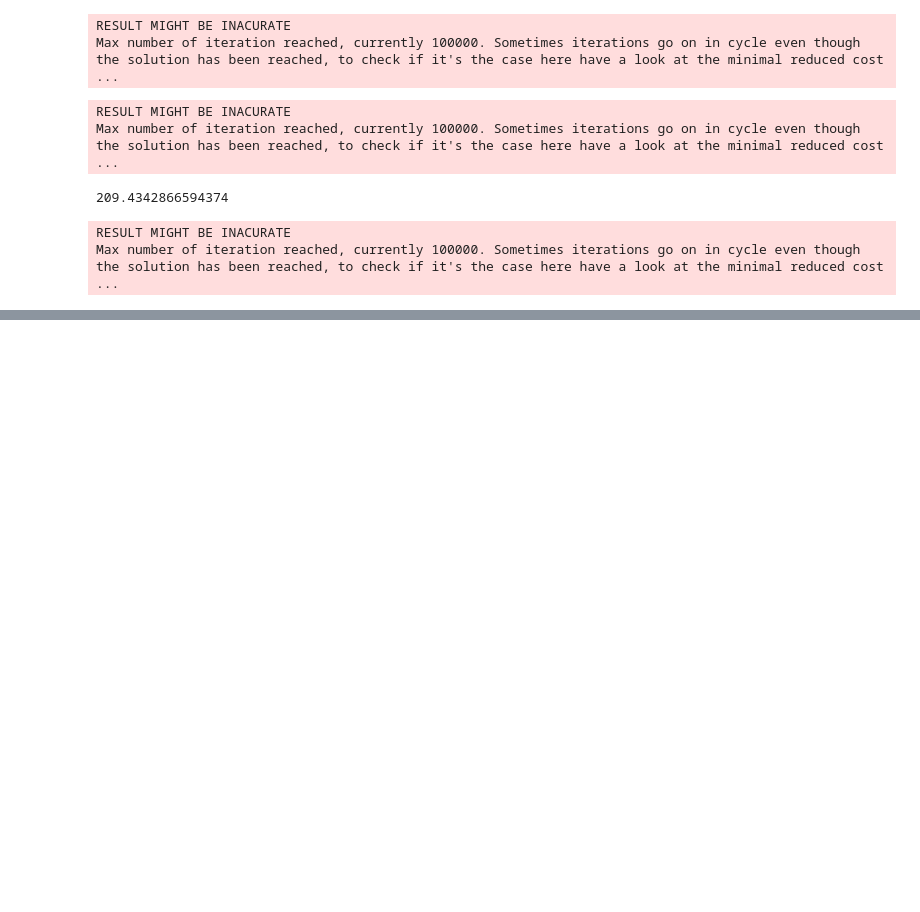
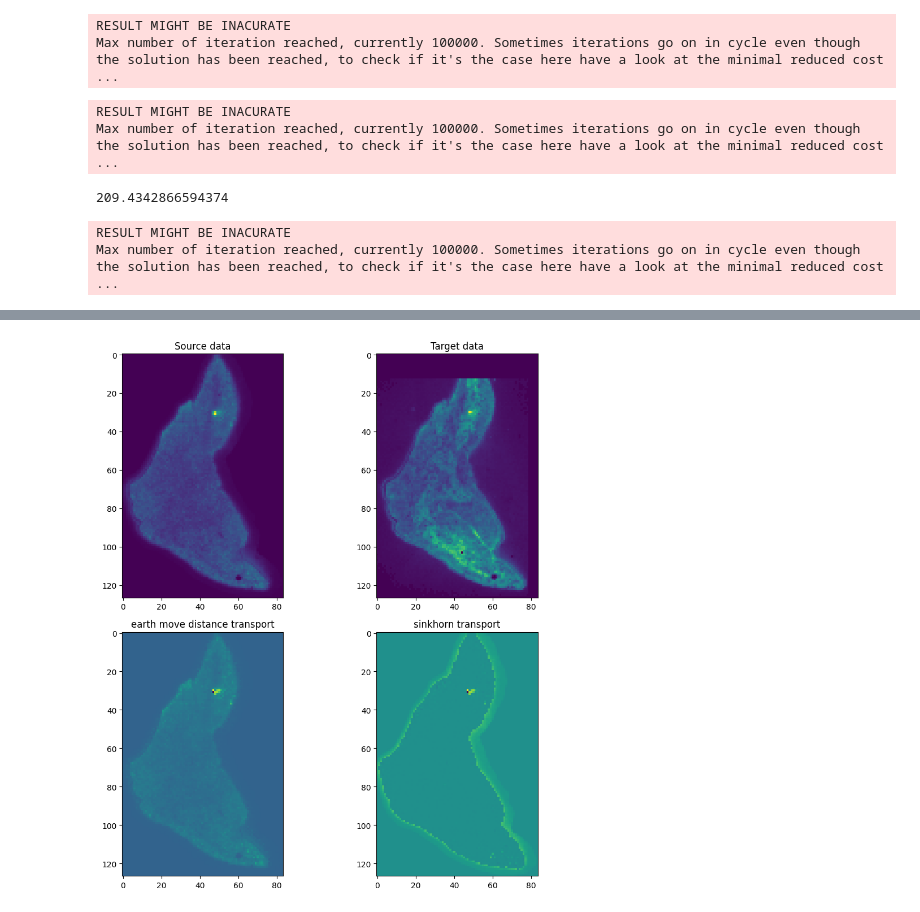
Before and after one commit to cb11711211/sc_st_attention_integration, a Jupyter notebook: pot_fuse_prot_rna.ipynb, the cells around one changed output, grey strips where cells are left out. Saved outputs shown, nothing was run; the diff lists cells and outputs as text; code cells hidden in the pictures; blank space fills up the shorter version.

```diff
--- a/pot_fuse_prot_rna.ipynb
+++ b/pot_fuse_prot_rna.ipynb
@@ -384,0 +439,35 @@ plt.show()
+# %%
+rng = np.random.RandomState(42)
+nb = 500
+idx1 = rng.randint(prot_mtx.shape[0] * prot_mtx.shape[1], size=(nb,))
+idx2 = rng.randint(rna_mtx.shape[0] * rna_mtx.shape[1], size=(nb,))
+Xs = prot_mtx.reshape(-1, 1)[idx1, :]
+Xt = rna_mtx.reshape(-1, 1)[idx2, :]
+# %%
+# EMDTransport
+ot_emd = ot.da.EMDTransport()
+ot_emd = ot_emd.fit(Xs=Xs, Xt=Xt)
+transp_Xs_emd = ot_emd.transform(Xs=prot_mtx.reshape(-1, 1))
+
+# SinkhornTransport
+ot_sinkhorn = ot.da.SinkhornTransport(reg_e=1e-1)
+ot_sinkhorn.fit(Xs=Xs, Xt=Xt)
+transp_Xs_sinkhorn = ot_sinkhorn.transform(Xs=prot_mtx.reshape(-1, 1))
+# %%
+plt.figure(1, figsize=(10, 10))
+plt.subplot(221)
+plt.imshow(prot_mtx, interpolation='nearest')
+plt.title('Source data')
+plt.subplot(222)
+plt.imshow(rna_mtx, interpolation='nearest')
+plt.title('Target data')
+plt.subplot(223)
+plt.imshow(transp_Xs_emd.reshape(rna_mtx.shape[0], rna_mtx.shape[1]), interpolation='nearest')
+plt.title('earth move distance transport')
+plt.subplot(224)
+plt.imshow(transp_Xs_sinkhorn.reshape(rna_mtx.shape[0], rna_mtx.shape[1]), interpolation='nearest')
+plt.title('sinkhorn transport')
+plt.tight_layout()
+plt.show()
+# %% [output]
+[figure, added]
```
Also changed, not shown: parts of 23 cells of this notebook.
